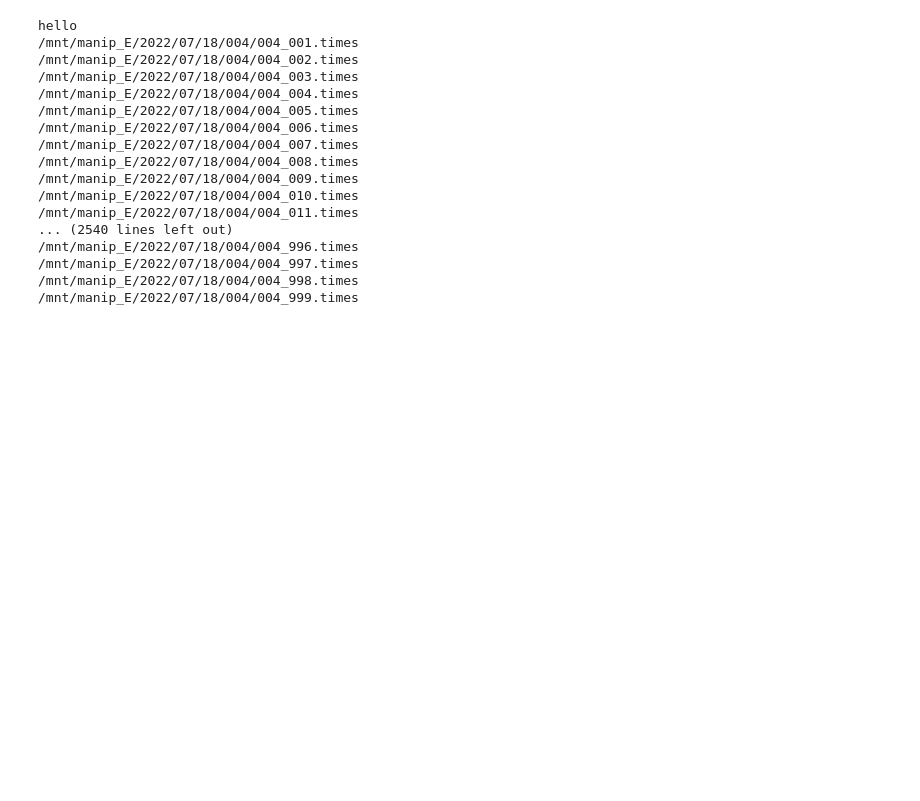
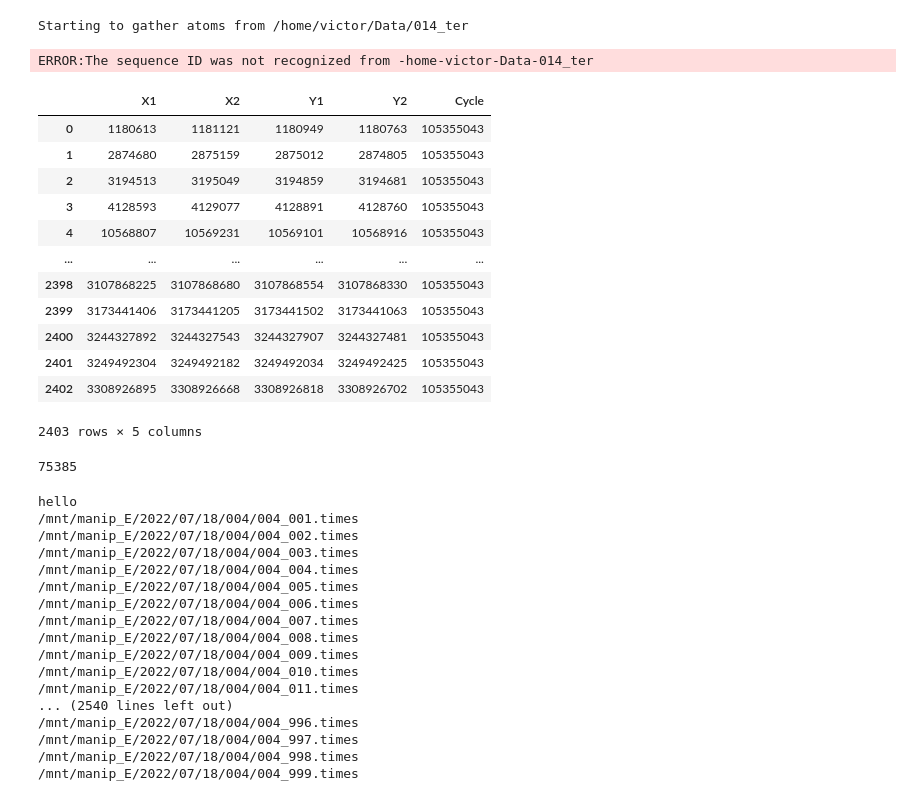
Before and after one commit to quantumatomoptic/heliumtools, a Jupyter notebook: heliumtools/rereconstruction/file-manager.ipynb, the cells around one changed output. Drawn from its saved outputs; the diff is of its cells as text; code cells hidden in the pictures; blank space fills up the shorter version.

```diff
--- a/heliumtools/rereconstruction/file-manager.ipynb
+++ b/heliumtools/rereconstruction/file-manager.ipynb
@@ -0,0 +6,42 @@
+# %%
+export_data_set_to_pickle(folder ="/home/victor/Data/014_ter", ROI = {"T":[0, 400]})
+data0 = pd.read_pickle("/home/victor/Data/014/dataset.pkl")
+data1 = pd.read_pickle("/home/victor/Data/014_bis/dataset.pkl")
+data2 = pd.read_pickle("/home/victor/Data/014_ter/dataset.pkl")
+
+
+def load_files(folder):
+
+    files = select_atoms_in_folder(folder)
+    df = []
+    for i, f in enumerate(files):
+        seq, cycle_id = return_cycle_from_path(f, show_error=True)
+        data = load_times_of_atoms(f)
+        data = pd.DataFrame(data = np.transpose(np.array(data)), columns= ["X1", "X2", "Y1", "Y2"])
+        data["Cycle"] = cycle_id
+        df.append(data)
+
+    df = pd.concat(df)
+    df.to_pickle(os.path.join(folder, "raw_data.pkl"))
+    return data
+
+load_files("/home/victor/Data/014_ter/")
+# data0 = pd.read_pickle("/home/victor/Data/014/raw_data.pkl")
+# data1 = pd.read_pickle("/home/victor/Data/014_bis/raw_data.pkl")
+# data2 = pd.read_pickle("/home/victor/Data/014_ter/raw_data.pkl")
+# %% [output]
+Starting to gather atoms from /home/victor/Data/014_ter
+ERROR:The sequence ID was not recognized from -home-victor-Data-014_ter
+|  | X1 | X2 | Y1 | Y2 | Cycle |
+| 0 | 1180613 | 1181121 | 1180949 | 1180763 | 105355043 |
+| 1 | 2874680 | 2875159 | 2875012 | 2874805 | 105355043 |
+| 2 | 3194513 | 3195049 | 3194859 | 3194681 | 105355043 |
+| 3 | 4128593 | 4129077 | 4128891 | 4128760 | 105355043 |
+| 4 | 10568807 | 10569231 | 10569101 | 10568916 | 105355043 |
+| ... | ... | ... | ... | ... | ... |
+| 2398 | 3107868225 | 3107868680 | 3107868554 | 3107868330 | 105355043 |
+| 2399 | 3173441406 | 3173441205 | 3173441502 | 3173441063 | 105355043 |
+| 2400 | 3244327892 | 3244327543 | 3244327907 | 3244327481 | 105355043 |
+| 2401 | 3249492304 | 3249492182 | 3249492034 | 3249492425 | 105355043 |
+| 2402 | 3308926895 | 3308926668 | 3308926818 | 3308926702 | 105355043 |
+2403 rows × 5 columns
@@ -1,3 +52,7 @@
+# %%
+len(data0)
+# %% [output]
+75385
 # %%
 import glob
 import shutil
```
Also changed, not shown: parts of 3 cells of this notebook, 3 other files.
